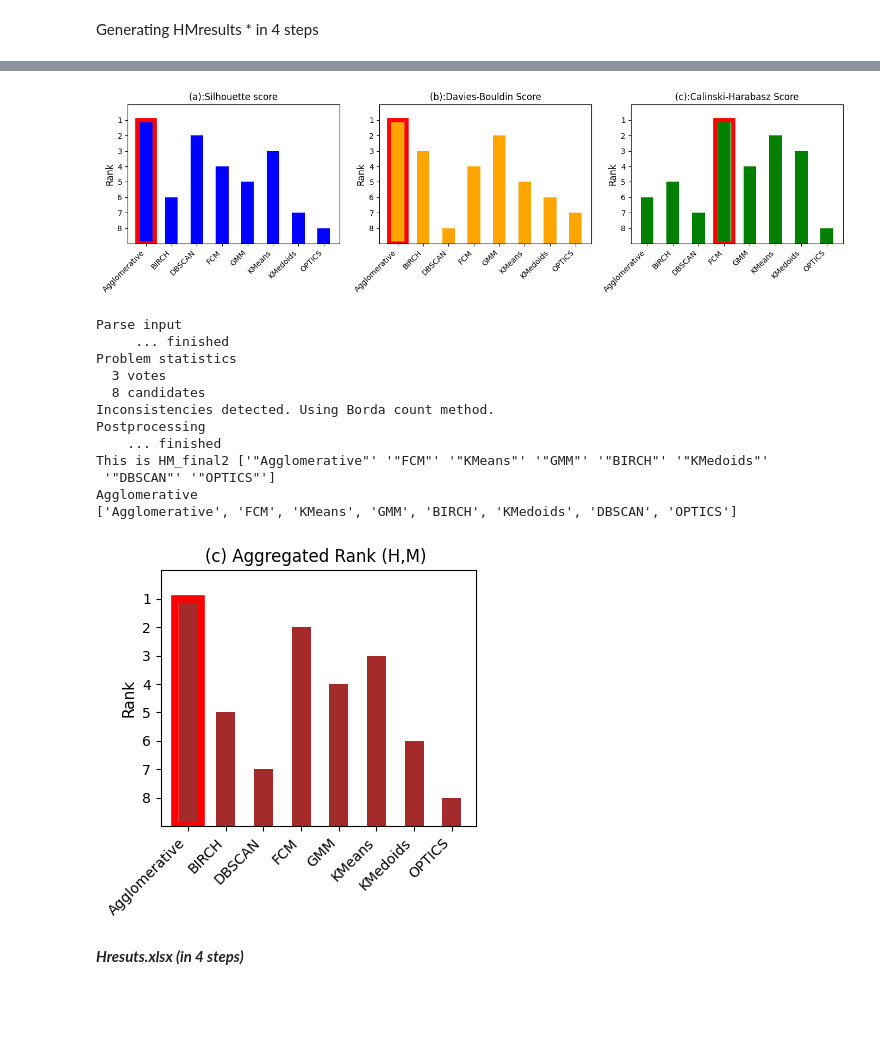
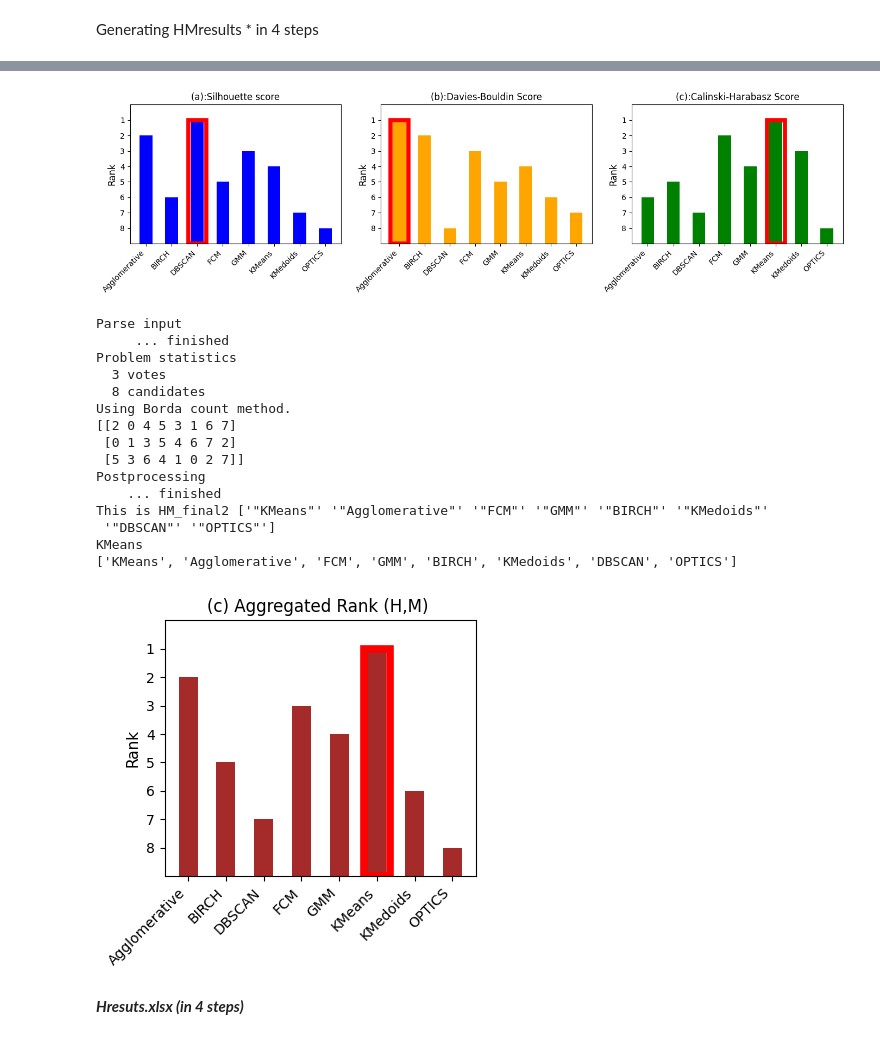
Before and after one commit to mm6396/ClusterComp, a Jupyter notebook: evaluation_modulus8.ipynb, the cells around one changed output, grey strips where cells are left out. Drawn from its saved outputs; the diff is of its cells as text; code cells hidden in the pictures; blank space fills up the shorter version.

```diff
--- a/evaluation_modulus8.ipynb
+++ b/evaluation_modulus8.ipynb
@@ -664,13 +699,3 @@ datasets/test1_processed.xlsx already exists. Overwriting...
 datasets/test2_processed.xlsx already exists. Overwriting...
 datasets/test3_processed.xlsx already exists. Overwriting...
 datasets/test4_processed.xlsx already exists. Overwriting...
-# %%
-#print(KemenyRanking('tuning_list_Kemeny_kmeans.txt').get_solution())
-file_path = "rank_list/tuning_list_kmeans2.txt"
-rankings,cols = parse_rankings(file_path)
-
-dist, aggr = rankaggr_brute(rankings)
-
-print_rankings(dist, aggr,cols)
-#Kmeans_Aggregate = get_array_rankings(aggr,cols)
-#print(Kmeans_Aggregate)
@@ -1740,9 +1763,9 @@ import matplotlib.pyplot as plt
 
 
 #.....................................................
-HM_Silhoute = KemenyRanking2('score_results/HMresult_Silhouette.txt').compute_solution()
-HM_DaviesBouldin = KemenyRanking2('score_results/HMresult_Davies-Bouldin.txt').compute_solution()
-HM_Calinski_Harabasz = KemenyRanking2('score_results/HMresult_Calinski-Harabasz.txt').compute_solution()
+HM_Silhoute = Aggregation_method_3('score_results/HMresult_Silhouette.txt').compute_solution()
+HM_DaviesBouldin = Aggregation_method_3('score_results/HMresult_Davies-Bouldin.txt').compute_solution()
+HM_Calinski_Harabasz = Aggregation_method_3('score_results/HMresult_Calinski-Harabasz.txt').compute_solution()
 
 with open('score_results/HM_results.txt', 'w') as f:
     f.write("Sil: " + ' '.join(["'{}'".format(method) for method in HM_Silhoute]) + "\n")
@@ -1803,7 +1826,7 @@ plt.show()
 
 
 
-HM_final2 = KemenyRanking2('score_results/HM_results.txt').compute_solution()
+HM_final2 = Aggregation_method_3('score_results/HM_results.txt').compute_solution()
 
 print("This is HM_final2", HM_final2)
 HM_final0 = ', '.join([method.strip('"') for method in HM_final2])
@@ -1883,17 +1906,20 @@ HM_Silhoute: ['Agglomerative', 'DBSCAN', 'KMeans', 'FCM', 'GMM', 'BIRCH', 'KMedo
-[figure, old version]
+[figure, new version]
 Parse input
      ... finished
 Problem statistics
   3 votes
   8 candidates
-Inconsistencies detected. Using Borda count method.
+Using Borda count method.
+[[2 0 4 5 3 1 6 7]
+ [0 1 3 5 4 6 7 2]
+ [5 3 6 4 1 0 2 7]]
 Postprocessing
     ... finished
-This is HM_final2 ['"Agglomerative"' '"FCM"' '"KMeans"' '"GMM"' '"BIRCH"' '"KMedoids"'
+This is HM_final2 ['"KMeans"' '"Agglomerative"' '"FCM"' '"GMM"' '"BIRCH"' '"KMedoids"'
  '"DBSCAN"' '"OPTICS"']
-Agglomerative
-['Agglomerative', 'FCM', 'KMeans', 'GMM', 'BIRCH', 'KMedoids', 'DBSCAN', 'OPTICS']
+KMeans
+['KMeans', 'Agglomerative', 'FCM', 'GMM', 'BIRCH', 'KMedoids', 'DBSCAN', 'OPTICS']
-[figure, old version]
+[figure, new version]
 # %% [markdown]
 ***Hresuts.xlsx (in 4 steps)***
 # %%
```
Also changed, not shown: parts of 27 cells of this notebook, 50 other files.
